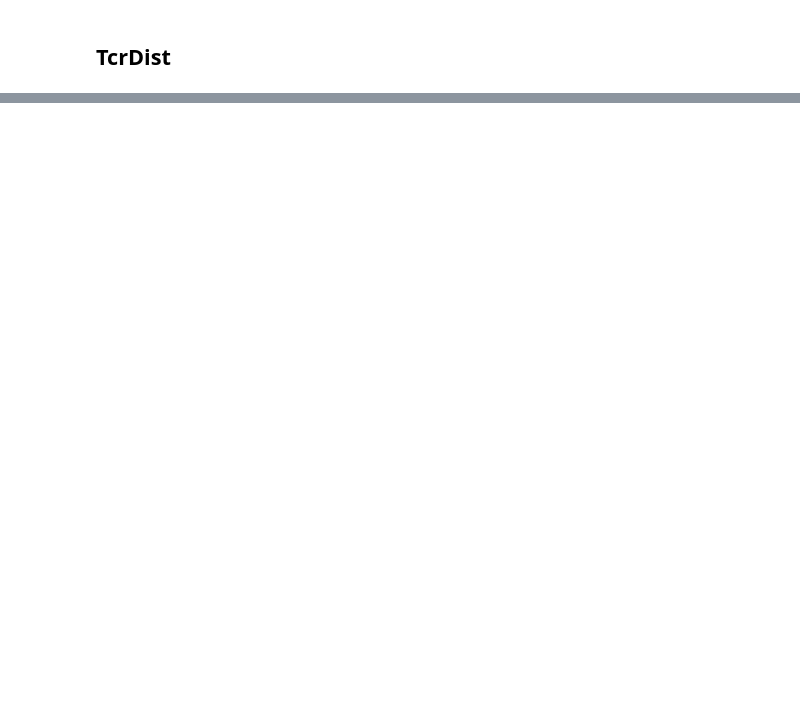
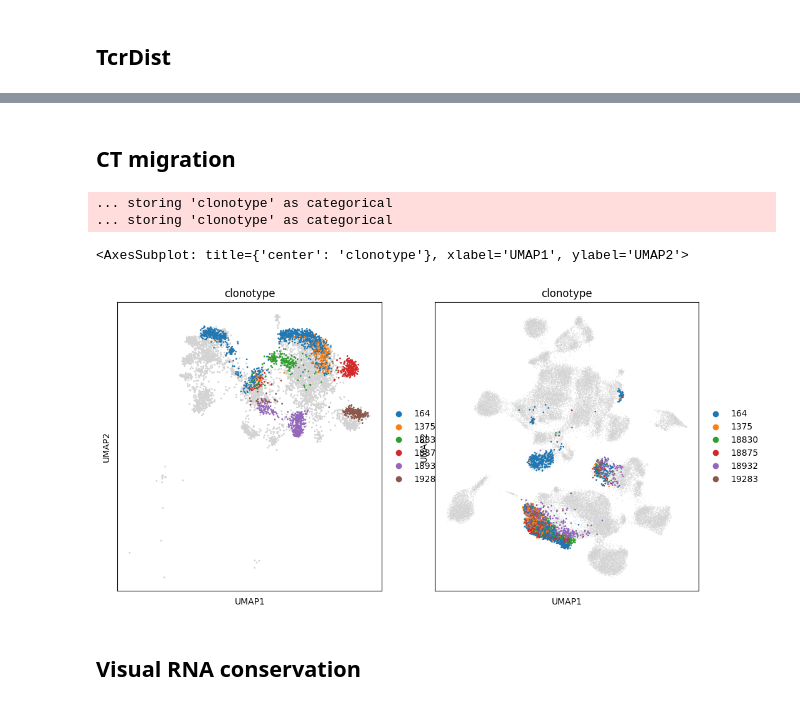
Before and after one commit to SchubertLab/mvTCR_reproducibility, a Jupyter notebook: evaluation/Evaluation_Fig_0_all_donors.ipynb, the cells around one changed output, grey strips where cells are left out. Saved outputs shown, nothing was run; the diff lists cells and outputs as text; code cells hidden in the pictures; blank space fills up the shorter version.

```diff
--- a/evaluation/Evaluation_Fig_0_all_donors.ipynb
+++ b/evaluation/Evaluation_Fig_0_all_donors.ipynb
@@ -237,0 +343,4 @@ sc.write(adata=latent_moe, filename=f'../results/fig1_moe_None_full.h5ad')
+# %% [markdown]
+## CT migration
+# %%
+latent_moe.obs['leiden_rna'] = latent_rna.obs['leiden']
@@ -237,0 +355,30 @@ sc.write(adata=latent_moe, filename=f'../results/fig1_moe_None_full.h5ad')
+# %%
+latent_gil = latent_moe[latent_moe.obs['binding_name']=='A0201_GILGFVFTL_Flu-MP_Influenza_binder']
+gil_cts_large = latent_gil.obs['clonotype'].value_counts().head(6).index
+
+latent_moe.obs['leiden2_ct'] = latent_moe.obs['clonotype'].apply(lambda x: x if x in gil_cts_large else np.nan)
+latent_rna.obs['leiden2_ct'] = latent_rna.obs['clonotype'].apply(lambda x: x if x in gil_cts_large else np.nan)
+# %%
+latent_gil = latent_moe[latent_moe.obs['binding_name']=='A0201_GILGFVFTL_Flu-MP_Influenza_binder']
+gil_cts_large = latent_gil.obs['clonotype'].value_counts().head(6).index
+
+fig, ax = plt.subplots(1, 2, figsize=(12, 6))
+
+sc.pl.umap(latent_moe[latent_moe.obs['leiden']=='2'], show=False, ax=ax[0])
+latent_tmp = latent_gil[latent_gil.obs['clonotype'].isin(gil_cts_large)]
+latent_tmp.obs['clonotype'] = latent_tmp.obs['clonotype'].astype(str)
+sc.pl.umap(latent_tmp[latent_tmp.obs['leiden']=='2'], color='clonotype', show=False, ax= ax[0],
+           size=15, palette=None)
+
+sc.pl.umap(latent_rna, ax=ax[1], show=False)
+latent_tmp = latent_rna[latent_rna.obs['binding_name']=='A0201_GILGFVFTL_Flu-MP_Influenza_binder']
+latent_tmp = latent_tmp[latent_tmp.obs['clonotype'].isin(gil_cts_large)]
+latent_tmp.obs['clonotype'] = latent_tmp.obs['clonotype'].astype(str)
+sc.pl.umap(latent_tmp, color='clonotype', ax=ax[1], show=False, size=15)
+# %% [output]
+... storing 'clonotype' as categorical
+... storing 'clonotype' as categorical
+<AxesSubplot: title={'center': 'clonotype'}, xlabel='UMAP1', ylabel='UMAP2'>
+[figure, added]
+# %% [markdown]
+## Visual RNA conservation
```
Also changed, not shown: parts of 32 cells of this notebook, 5 other files.
